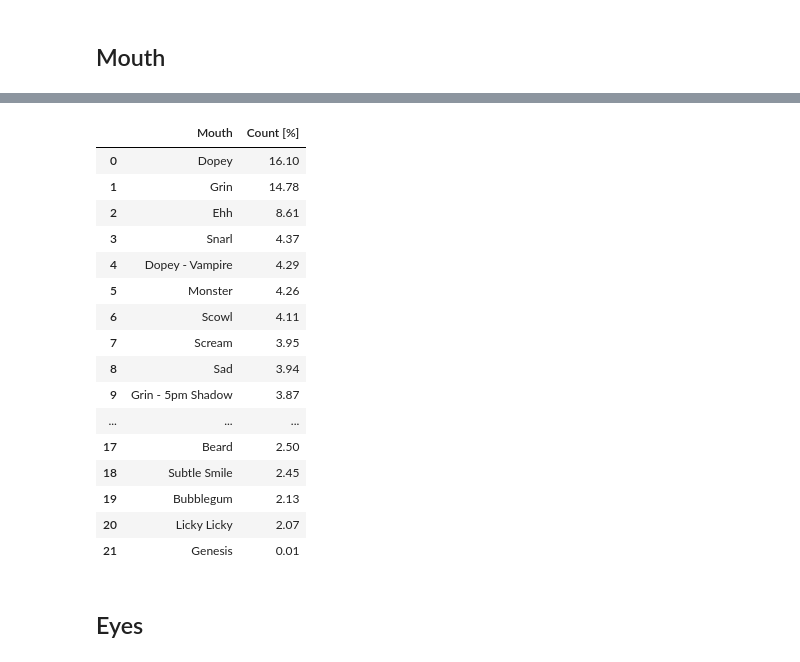
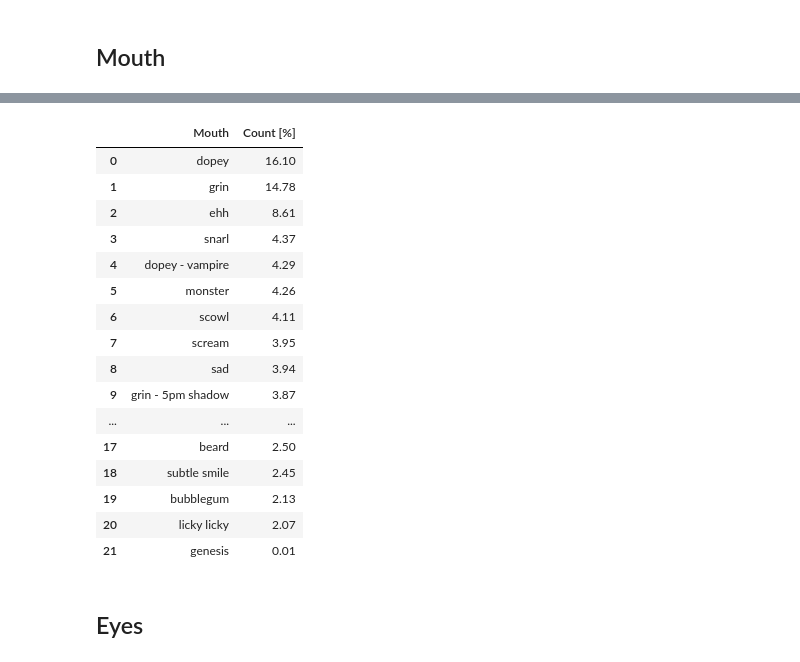
Before and after one commit to makimedmat2/AoUD-team_repo, a Jupyter notebook: mints_generaly.ipynb, the cells around one changed output, grey strips where cells are left out. Saved outputs shown, nothing was run; the diff lists cells and outputs as text; code cells hidden in the pictures.

```diff
--- a/mints_generaly.ipynb
+++ b/mints_generaly.ipynb
@@ -392,6 +387,7 @@ shell_df['Count'] = list(shell_set.values())
 shell_df.sort_values(by='Count', ascending=False).reset_index(drop=True)
 shell_df['Count [%]'] = shell_df['Count'].div(100)
 shell_df = shell_df.drop('Count', axis=1)
+TraitsRarity = pd.concat([TraitsRarity, shell_df], axis=1)
 shell_df
 # %% [output]
 |  | Shell | Count [%] |
@@ -414,6 +410,7 @@ shell_df
 # %% [markdown]
 ## Body
 # %%
+mintNFT['Body'] = mintNFT['Body'].str.lower()
 body_set = dict(mintNFT['Body'].value_counts())
 
 bodies = list(body_set.keys())
@@ -436,6 +433,7 @@ Body_df['Count'] = list(body_set.values())
 Body_df.sort_values(by='Count', ascending=False).reset_index(drop=True)
 Body_df['Count [%]'] = Body_df['Count'].div(100)
 Body_df = Body_df.drop('Count', axis=1)
+TraitsRarity = pd.concat([TraitsRarity, Body_df], axis=1)
 # %%
 Body_df
 # %% [output]
@@ -459,6 +457,7 @@ Body_df
 # %% [markdown]
 ## Mouth
 # %%
+mintNFT['Mouth'] = mintNFT['Mouth'].str.lower()
 mouth_set = dict(mintNFT['Mouth'].value_counts())
 
 mouths = list(mouth_set.keys())
@@ -477,30 +476,31 @@ plt.grid()
 # %%
 Mouth_df = pd.DataFrame(columns=['Mouth', 'Count'])
 Mouth_df['Mouth'] = list(mouth_set.keys())
 Mouth_df['Count'] = list(mouth_set.values())
 
 Mouth_df.sort_values(by='Count', ascending=False).reset_index(drop=True)
 Mouth_df['Count [%]'] = Mouth_df['Count'].div(100)
 Mouth_df = Mouth_df.drop('Count', axis=1)
+TraitsRarity = pd.concat([TraitsRarity, Mouth_df], axis=1)
 Mouth_df
 # %% [output]
 |  | Mouth | Count [%] |
-| 0 | Dopey | 16.10 |
-| 1 | Grin | 14.78 |
-| 2 | Ehh | 8.61 |
-| 3 | Snarl | 4.37 |
-| 4 | Dopey - Vampire | 4.29 |
-| 5 | Monster | 4.26 |
-| 6 | Scowl | 4.11 |
-| 7 | Scream | 3.95 |
-| 8 | Sad | 3.94 |
-| 9 | Grin - 5pm Shadow | 3.87 |
+| 0 | dopey | 16.10 |
+| 1 | grin | 14.78 |
+| 2 | ehh | 8.61 |
+| 3 | snarl | 4.37 |
+| 4 | dopey - vampire | 4.29 |
+| 5 | monster | 4.26 |
+| 6 | scowl | 4.11 |
+| 7 | scream | 3.95 |
+| 8 | sad | 3.94 |
+| 9 | grin - 5pm shadow | 3.87 |
 | ... | ... | ... |
-| 17 | Beard | 2.50 |
-| 18 | Subtle Smile | 2.45 |
-| 19 | Bubblegum | 2.13 |
-| 20 | Licky Licky | 2.07 |
-| 21 | Genesis | 0.01 |
+| 17 | beard | 2.50 |
+| 18 | subtle smile | 2.45 |
+| 19 | bubblegum | 2.13 |
+| 20 | licky licky | 2.07 |
+| 21 | genesis | 0.01 |
 # %% [markdown]
 ## Eyes
 # %% [markdown]
```
Also changed, not shown: parts of 50 cells of this notebook.
